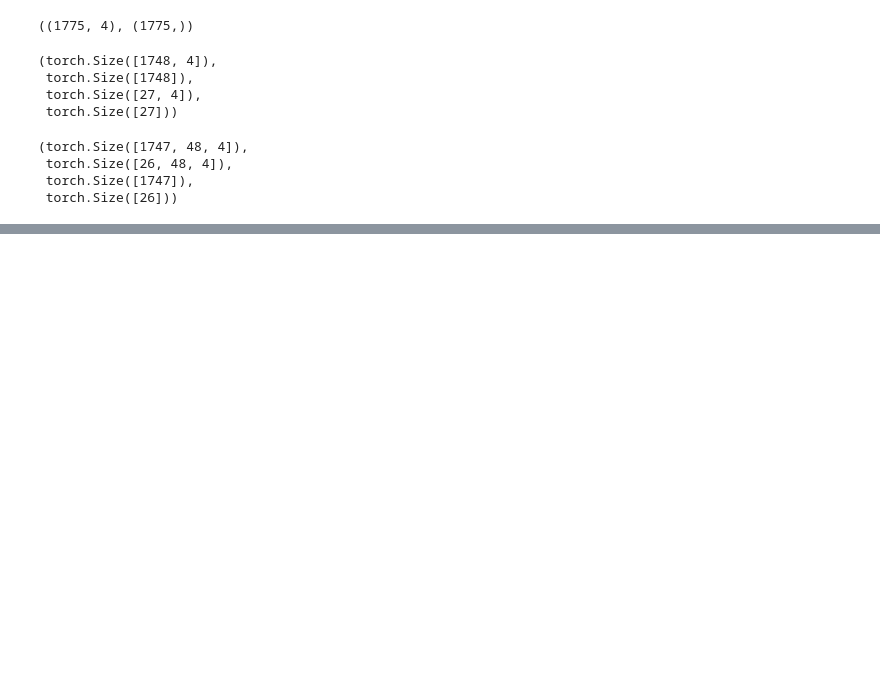
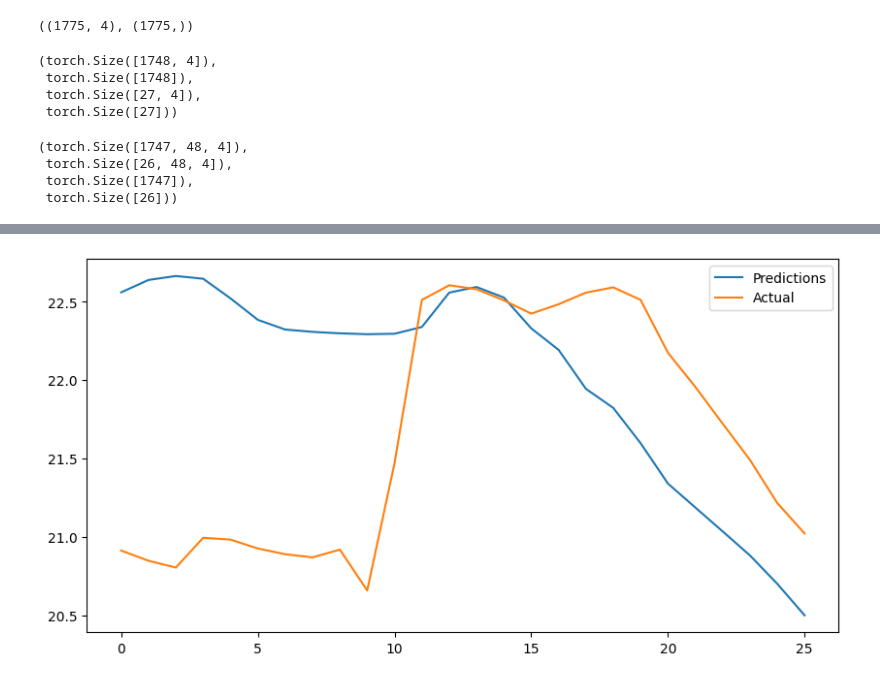
Before and after one commit to P-AEL/IoT, a Jupyter notebook: main/test_foo_dp.ipynb, the cells around one changed output, grey strips where cells are left out. Cells and saved outputs as stored; diff of their text form; code cells hidden in the pictures; blank space fills up the shorter version.

Commit message:
first train test and eval of lstm ont tmp

```diff
--- a/main/test_foo_dp.ipynb
+++ b/main/test_foo_dp.ipynb
@@ -52,5 +60,5 @@ train_data = TensorDataset(X_train, y_train)
 test_data = TensorDataset(X_test, y_test)
 
 train_loader = DataLoader(train_data, shuffle=True, batch_size=batch_size)
-test_loader = DataLoader(test_data, shuffle=True, batch_size=batch_size)
+test_loader = DataLoader(test_data, shuffle=False, batch_size=batch_size)
 # %%
@@ -60,0 +68,17 @@ RNN_model = RNN(input_size=8, hidden_size=100, num_layers=1, output_size=1)
+# %%
+num_epochs = 100
+learning_rate = 0.00001
+criterion = torch.nn.MSELoss()
+optimizer = torch.optim.Adam(LSTM_model.parameters(), lr=learning_rate)
+
+LSTM_model.train()
+for epoch in range(num_epochs):
+    for i, (features, target) in enumerate(train_loader):
+        optimizer.zero_grad(set_to_none=True)
+        output = LSTM_model(features)
+        target = target.unsqueeze(1)
+        loss = criterion(output, target)
+        loss.backward()
+        optimizer.step()
+        if (i+1) % 10 == 0:
+            print('Epoch [{}/{}], Step [{}/{}], Loss: {:.4f}'.format(epoch+1, num_epochs, i+1, len(train_loader), loss.item()))
@@ -60,0 +103,13 @@ RNN_model = RNN(input_size=8, hidden_size=100, num_layers=1, output_size=1)
+# %%
+LSTM_model.eval()  # Set the model to evaluation mode
+
+test_features, test_targets = next(iter(test_loader))  # Get a batch of test data
+test_targets = test_targets.unsqueeze(1)  # Expand target to match the output shape
+test_targets[-1] = 21.0213
+
+with torch.no_grad():  # Disable gradient computation
+    predictions = LSTM_model(test_features)  # Make predictions
+
+# Calculate the mean squared error of the predictions
+test_loss = criterion(predictions, test_targets)
+print('Test Loss: {:.4f}'.format(test_loss.item()))
@@ -60,0 +138,15 @@ RNN_model = RNN(input_size=8, hidden_size=100, num_layers=1, output_size=1)
+# %%
+import matplotlib.pyplot as plt
+# Convert numpy array to PyTorch tensor
+predictions = torch.from_numpy(predictions)
+test_targets = torch.from_numpy(test_targets)
+
+# Continue with the rest of the code
+
+plt.figure(figsize=(10, 5))
+plt.plot(predictions, label='Predictions')
+plt.plot(test_targets, label='Actual')
+plt.legend()
+plt.show()
+# %% [output]
+[figure, added]
```
Also changed, not shown: parts of 6 cells of this notebook, 1 other file.
